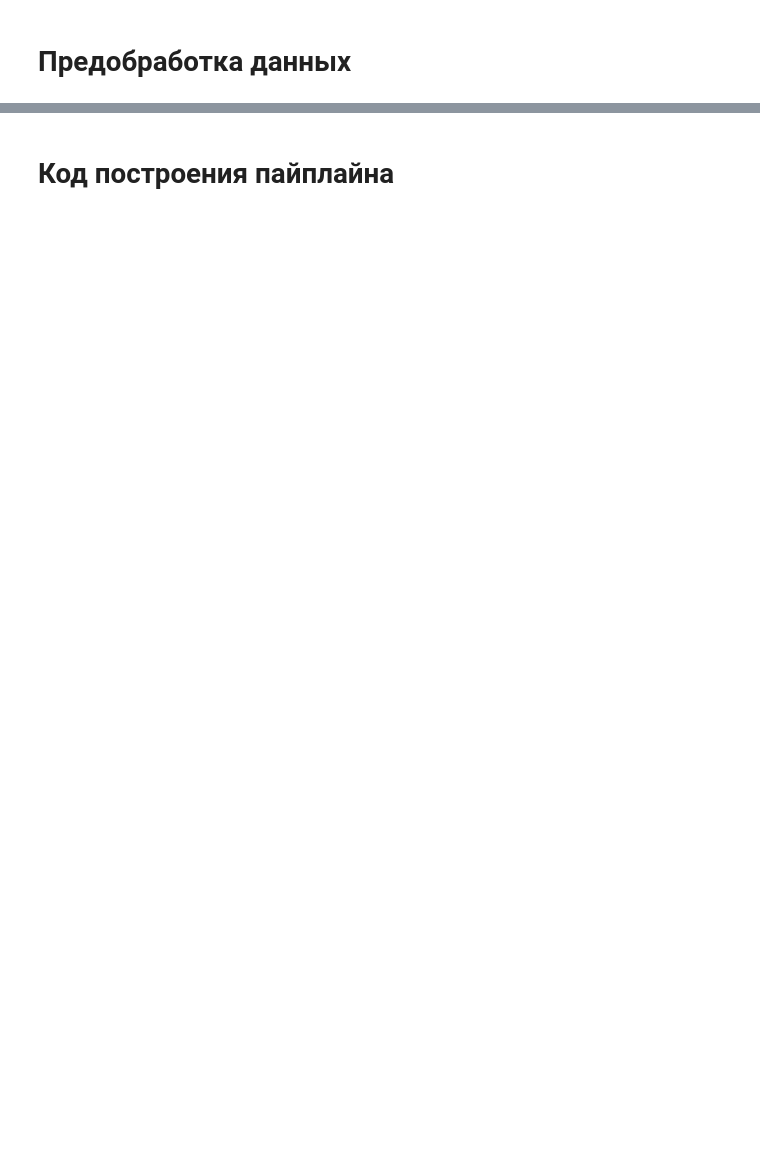
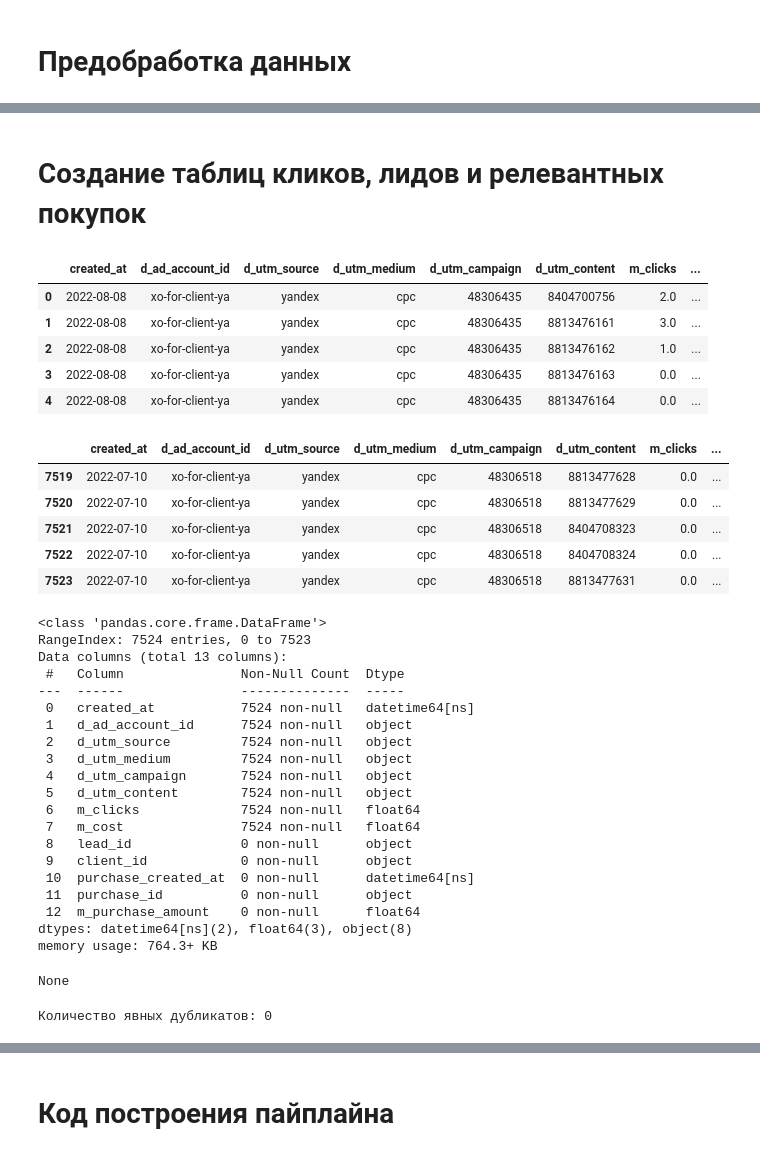
Before and after one commit to deniskriukov/xO_Services_test_task, a Jupyter notebook: xO_Services_test_task.ipynb, the cells around one changed output, grey strips where cells are left out. Saved outputs shown, nothing was run; the diff lists cells and outputs as text; code cells hidden in the pictures; blank space fills up the shorter version.

```diff
--- a/xO_Services_test_task.ipynb
+++ b/xO_Services_test_task.ipynb
@@ -243,0 +209,9 @@ None
+# %%
+# объединение таблиц
+merge_ad_lead = ads.merge(leads,
+                          how='left',
+                          on=KEYS)
+merge_full = merge_ad_lead.merge(purchases,
+                                 how='left',
+                                 on='client_id')
+merge_full.info()
@@ -243,0 +241,5 @@ None
+# %%
+# выделим клики, для которых нет лидов
+ads_without_leads = merge_full[merge_full.lead_id.isnull()]
+merge_full = merge_full.drop(ads_without_leads.index).reset_index(drop=True)
+ads_without_leads = ads_without_leads.reset_index(drop=True)
@@ -243,0 +299,40 @@ None
+# %% [markdown]
+# Создание таблиц кликов, лидов и релевантных покупок
+# %%
+# таблица кликов без лидов и покупок
+show_review(ads_without_leads)
+# %% [output]
+|  | created_at | d_ad_account_id | d_utm_source | d_utm_medium | d_utm_campaign | d_utm_content | m_clicks | ... |
+| 0 | 2022-08-08 | xo-for-client-ya | yandex | cpc | 48306435 | 8404700756 | 2.0 | ... |
+| 1 | 2022-08-08 | xo-for-client-ya | yandex | cpc | 48306435 | 8813476161 | 3.0 | ... |
+| 2 | 2022-08-08 | xo-for-client-ya | yandex | cpc | 48306435 | 8813476162 | 1.0 | ... |
+| 3 | 2022-08-08 | xo-for-client-ya | yandex | cpc | 48306435 | 8813476163 | 0.0 | ... |
+| 4 | 2022-08-08 | xo-for-client-ya | yandex | cpc | 48306435 | 8813476164 | 0.0 | ... |
+|  | created_at | d_ad_account_id | d_utm_source | d_utm_medium | d_utm_campaign | d_utm_content | m_clicks | ... |
+| 7519 | 2022-07-10 | xo-for-client-ya | yandex | cpc | 48306518 | 8813477628 | 0.0 | ... |
+| 7520 | 2022-07-10 | xo-for-client-ya | yandex | cpc | 48306518 | 8813477629 | 0.0 | ... |
+| 7521 | 2022-07-10 | xo-for-client-ya | yandex | cpc | 48306518 | 8404708323 | 0.0 | ... |
+| 7522 | 2022-07-10 | xo-for-client-ya | yandex | cpc | 48306518 | 8404708324 | 0.0 | ... |
+| 7523 | 2022-07-10 | xo-for-client-ya | yandex | cpc | 48306518 | 8813477631 | 0.0 | ... |
+<class 'pandas.core.frame.DataFrame'>
+RangeIndex: 7524 entries, 0 to 7523
+Data columns (total 13 columns):
+ #   Column               Non-Null Count  Dtype
+---  ------               --------------  -----
+ 0   created_at           7524 non-null   datetime64[ns]
+ 1   d_ad_account_id      7524 non-null   object
+ 2   d_utm_source         7524 non-null   object
+ 3   d_utm_medium         7524 non-null   object
+ 4   d_utm_campaign       7524 non-null   object
+ 5   d_utm_content        7524 non-null   object
+ 6   m_clicks             7524 non-null   float64
+ 7   m_cost               7524 non-null   float64
+ 8   lead_id              0 non-null      object
+ 9   client_id            0 non-null      object
+ 10  purchase_created_at  0 non-null      datetime64[ns]
+ 11  purchase_id          0 non-null      object
+ 12  m_purchase_amount    0 non-null      float64
+dtypes: datetime64[ns](2), float64(3), object(8)
+memory usage: 764.3+ KB
+None
+Количество явных дубликатов: 0
```
Also changed, not shown: parts of 24 cells of this notebook, 4 other files.
